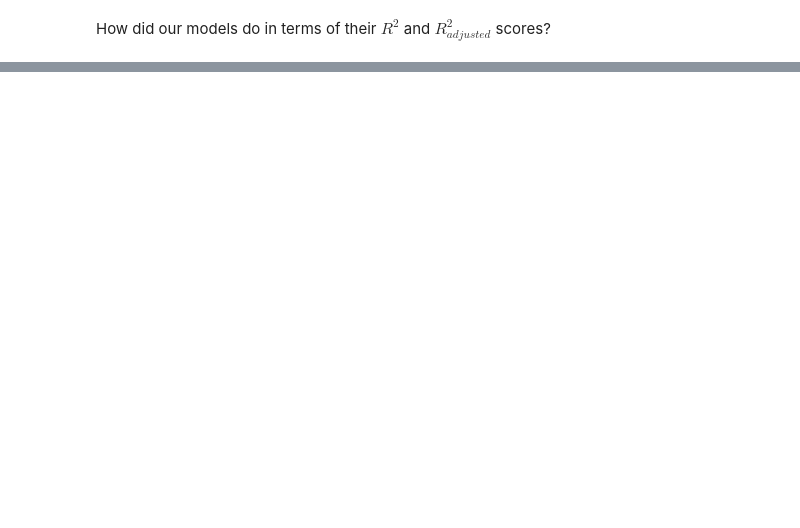
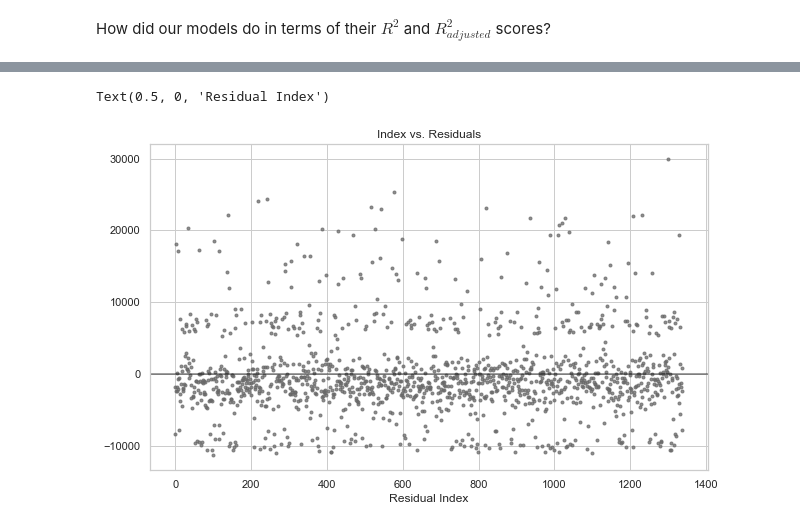
Before and after one commit to natemcintosh/en_685_648_data_science, a Jupyter notebook: 10_module/lab/nmcinto2.ipynb, the cells around one changed output, grey strips where cells are left out. Saved outputs shown, nothing was run; the diff lists cells and outputs as text; code cells hidden in the pictures; blank space fills up the shorter version.

```diff
--- a/10_module/lab/nmcinto2.ipynb
+++ b/10_module/lab/nmcinto2.ipynb
@@ -171,0 +156,13 @@ fig
+# %%
+m1 = ranked_models[0]
+
+fig = plt.figure(figsize = (10,6))
+axes = fig.add_subplot(1, 1, 1)
+
+axes.plot(list(range(0, m1[ "n"])), m1["residuals"], '.', color="dimgray", alpha=0.75)
+axes.axhline(y=0.0, xmin=0, xmax=m1["n"], c="black", alpha=0.5)
+axes.set_title( "Index vs. Residuals")
+axes.set_xlabel( "Residual Index")
+# %% [output]
+Text(0.5, 0, 'Residual Index')
+[figure, added]
```
Also changed, not shown: parts of 33 cells of this notebook, 1 other file.
